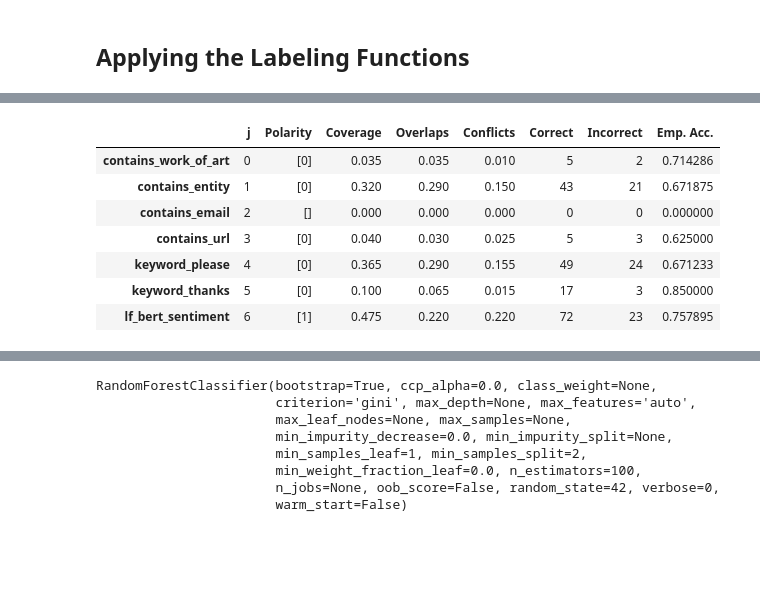
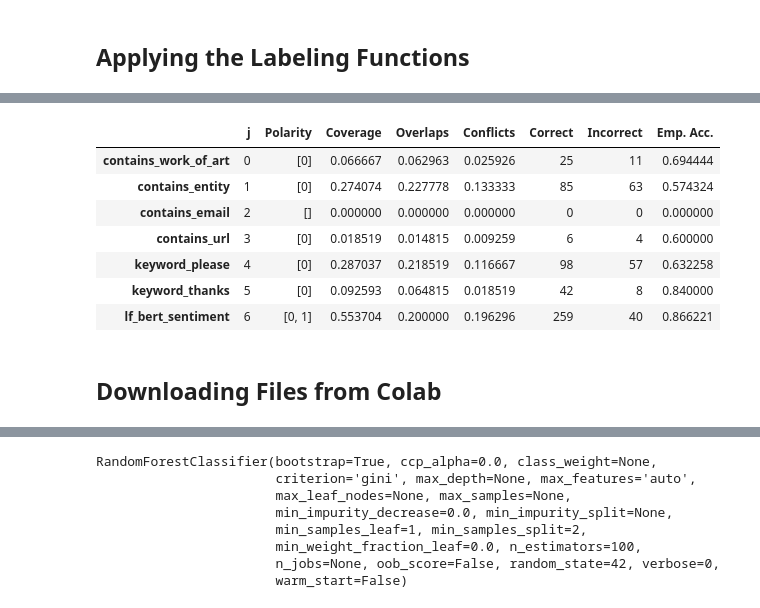
Before and after one commit to JayThibs/Weak-Supervised-Learning-Case-Study, a Jupyter notebook: text_classifier/notebooks/05_toxicity_classification_snorkel_dataset.ipynb, the cells around one changed output, grey strips where cells are left out. Saved outputs shown, nothing was run; the diff lists cells and outputs as text; code cells hidden in the pictures; blank space fills up the shorter version.

Commit message:
Added callbacks to speed up inference, increased fine tune set size, formatted document, and more.

```diff
--- a/text_classifier/notebooks/05_toxicity_classification_snorkel_dataset.ipynb
+++ b/text_classifier/notebooks/05_toxicity_classification_snorkel_dataset.ipynb
@@ -796,7 +581,7 @@ trainer = pl.Trainer(
   logger=wandb_logger,
   log_every_n_steps=50,
   checkpoint_callback=checkpoint_callback,
-  callbacks=[early_stopping_callback, backbone_finetuning],
+  callbacks=[early_stopping_callback, backbone_finetuning, model_pruning, quantization_aware_training],
   max_epochs=N_EPOCHS,
   gpus=1,
   deterministic=True,
@@ -892,7 +658,7 @@ trained_model = ToxicCommentTagger.load_from_checkpoint(
 trained_model.eval()
 trained_model.freeze()
 # %%
-test_comment = "Hi, I'm Meredith and I'm an alch... good at supplier relations"
+test_comment = "you're so cool"
 
 encoding = tokenizer.encode_plus(
   test_comment,
@@ -985,5 +963,5 @@ lfs = [
 # %% [markdown]
 ## Applying the Labeling Functions
 # %%
-applier = PandasLFApplier(lfs=lfs)
+applier = DaskLFApplier(lfs=lfs)
 L_train = applier.apply(df=train_df)
@@ -992,2 +968,2 @@ Streaming output truncated to the last 5000 lines.
 # %%
-L_dev = applier.apply(df=dev_df)
+L_test = applier.apply(df=test_df)
@@ -1053,12 +1011,14 @@ dev_df
 # %%
-Y_dev = dev_df.label.values
-LFAnalysis(L_dev, lfs).lf_summary(Y_dev)
+Y_test = test_df.label.values
+LFAnalysis(L_test, lfs).lf_summary(Y_test)
 # %% [output]
 |  | j | Polarity | Coverage | Overlaps | Conflicts | Correct | Incorrect | Emp. Acc. |
-| contains_work_of_art | 0 | [0] | 0.035 | 0.035 | 0.010 | 5 | 2 | 0.714286 |
-| contains_entity | 1 | [0] | 0.320 | 0.290 | 0.150 | 43 | 21 | 0.671875 |
-| contains_email | 2 | [] | 0.000 | 0.000 | 0.000 | 0 | 0 | 0.000000 |
-| contains_url | 3 | [0] | 0.040 | 0.030 | 0.025 | 5 | 3 | 0.625000 |
-| keyword_please | 4 | [0] | 0.365 | 0.290 | 0.155 | 49 | 24 | 0.671233 |
-| keyword_thanks | 5 | [0] | 0.100 | 0.065 | 0.015 | 17 | 3 | 0.850000 |
-| lf_bert_sentiment | 6 | [1] | 0.475 | 0.220 | 0.220 | 72 | 23 | 0.757895 |
+| contains_work_of_art | 0 | [0] | 0.066667 | 0.062963 | 0.025926 | 25 | 11 | 0.694444 |
+| contains_entity | 1 | [0] | 0.274074 | 0.227778 | 0.133333 | 85 | 63 | 0.574324 |
+| contains_email | 2 | [] | 0.000000 | 0.000000 | 0.000000 | 0 | 0 | 0.000000 |
+| contains_url | 3 | [0] | 0.018519 | 0.014815 | 0.009259 | 6 | 4 | 0.600000 |
+| keyword_please | 4 | [0] | 0.287037 | 0.218519 | 0.116667 | 98 | 57 | 0.632258 |
+| keyword_thanks | 5 | [0] | 0.092593 | 0.064815 | 0.018519 | 42 | 8 | 0.840000 |
+| lf_bert_sentiment | 6 | [0, 1] | 0.553704 | 0.200000 | 0.196296 | 259 | 40 | 0.866221 |
+# %% [markdown]
+## Downloading Files from Colab
```
Also changed, not shown: parts of 80 cells of this notebook.
